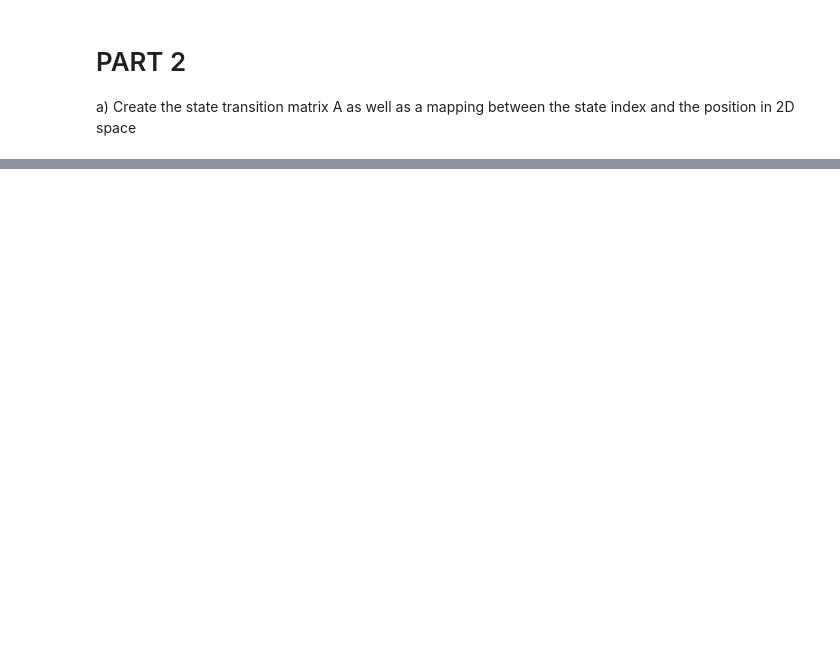
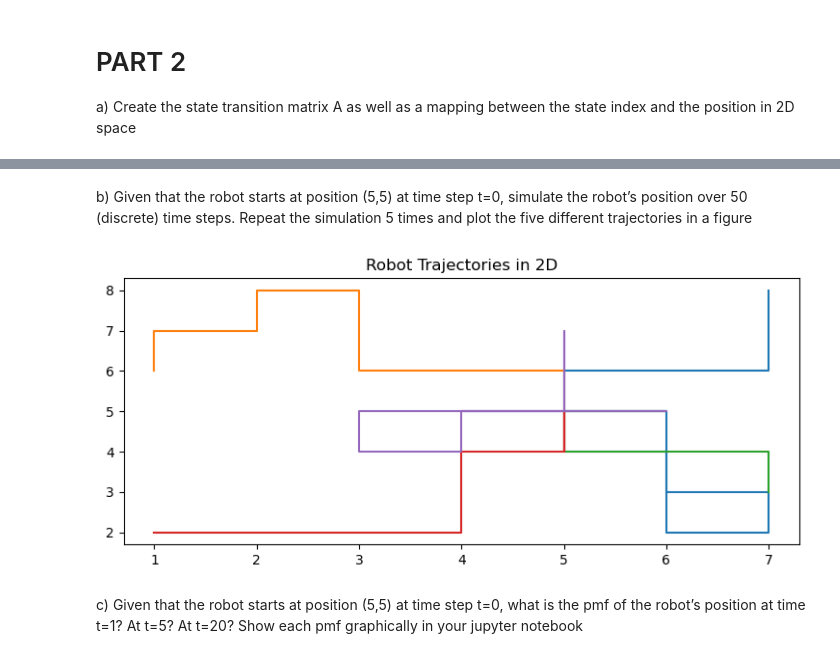
Before and after one commit to dfonsec/E207_HW6, a Jupyter notebook: HW6.ipynb, the cells around one changed output, grey strips where cells are left out. Drawn from its saved outputs; the diff is of its cells as text; code cells hidden in the pictures; blank space fills up the shorter version.

```diff
--- a/HW6.ipynb
+++ b/HW6.ipynb
@@ -239,15 +244,45 @@ print(createTransMatrix(11, [0.8, 0.05]))
+# %% [markdown]
+b) Given that the robot starts at position (5,5) at time step t=0, simulate the robot’s position over 50
+(discrete) time steps. Repeat the simulation 5 times and plot the five different trajectories in a figure
 # %%
 def positionSimulator2D(startingState, numSims, numSteps):
     pos = np.zeros((numSims, numSteps, 2))
     pos[:,0, :] = startingState
-    pmf = stats.rv_discrete(values=(np.arange(-2, 2), [0.05, 0.05, 0.8, 0.05, 0.05]))
+    pmf = stats.rv_discrete(values=(np.arange(-2, 3), [0.05, 0.05, 0.8, 0.05, 0.05]))
 
-    for i in range(1,numSteps):
-        step = pmf.rvs()
-        chances = np.random.rand(1,numSims)
-        pos[:, i, 0] = pos[:,i-1] - (chances < 0.01) + (chances >= 0.95)
-        pos[:, i, 0] = ((pos[:,i] > 0) * pos[:,i]) - (pos[:,i] > 10)
+    for i in range(numSims):
+        for j in range(1,numSteps):
+            step = pmf.rvs()
+            pos[i, j] = pos[i, j - 1]
+            match step:
+                case -2:
+                    pos[i, j, 1] -= (1 and (pos[i, j, 1] != 0))
+                case -1:
+                    pos[i, j, 0] -= (1 and (pos[i, j, 0] != 0))
+                case 1:
+                    pos[i, j, 0] += (1 and (pos[i, j, 0] != 10))
+                case 2:
+                    pos[i, j, 1] += (1 and (pos[i, j, 1] != 10))
+                case default:
+                    pass
 
-        pos[:, i, 1] = pos[:,i-1] - (chances < 0.01) + (chances >= 0.95)
-        pos[:, i, 1] = ((pos[:,i] > 0) * pos[:,i]) - (pos[:,i] > 10)
     return pos
+# %%
+def plotSteps(pos):
+    plt.rcParams["figure.figsize"] = [7.50, 3.50]
+    plt.rcParams["figure.autolayout"] = True
+
+    for i in range(np.shape(pos)[0]):
+        x = pos[i,:,0]
+        y = pos[i,:,1]
+        plt.plot(x,y)
+    plt.title("Robot Trajectories in 2D")
+    plt.show()
+# %%
+pos = positionSimulator2D(5, 5, 50)
+plotSteps(pos)
+# %% [output]
+[figure, added]
+# %% [markdown]
+c) Given that the robot starts at position (5,5) at time step t=0, what is the pmf of the robot’s position at
+time t=1? At t=5? At t=20? Show each pmf graphically in your jupyter notebook
```
Also changed, not shown: parts of 27 cells of this notebook.
